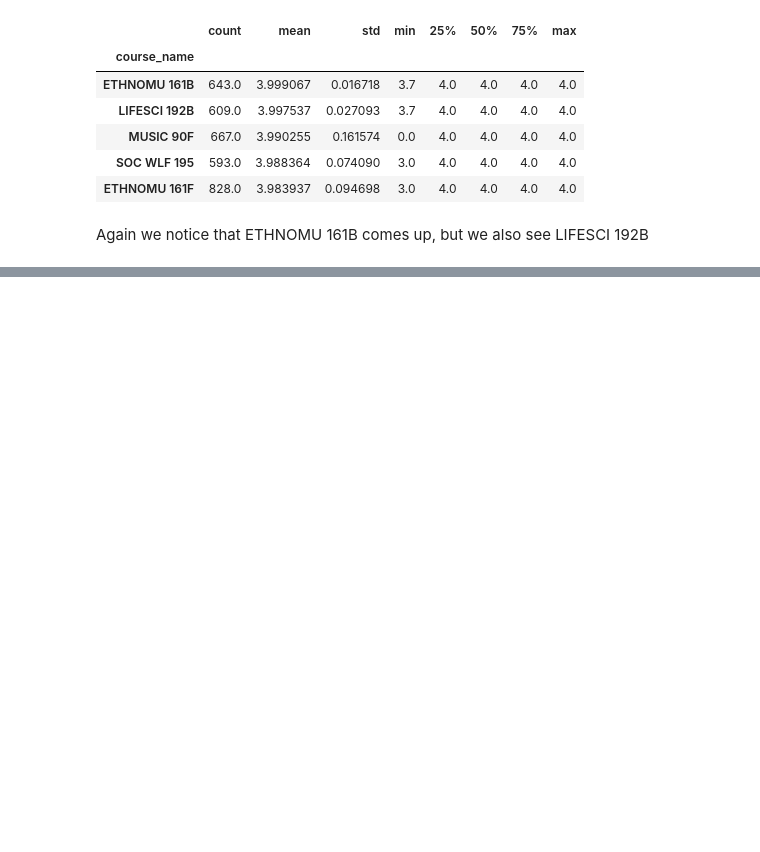
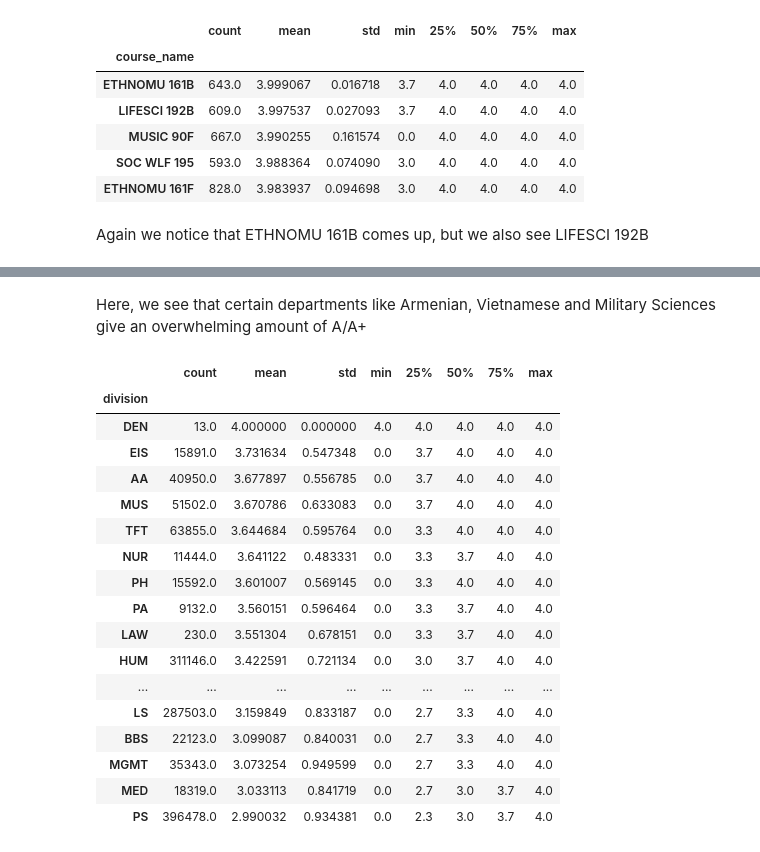
Before and after one commit to kaizersaber/stats131, a Jupyter notebook: Project.ipynb, the cells around one changed output, grey strips where cells are left out. Cells and saved outputs as stored; diff of their text form; code cells hidden in the pictures; blank space fills up the shorter version.

```diff
--- a/Project.ipynb
+++ b/Project.ipynb
@@ -74,0 +330,5 @@ data.to_csv("dataclean.csv")
+# %%
+mus = data.dept_name.loc[data.dept_name.str.contains("[Mm]us")].unique()
+for x in mus:
+    majordict[x] = 'MUS'
+mus
@@ -295,0 +606,24 @@ Again we notice that ETHNOMU 161B comes up, but we also see LIFESCI 192B
+# %% [markdown]
+Here, we see that certain departments like Armenian, Vietnamese and Military Sciences give an overwhelming amount of A/A+
+# %%
+byDivision = lgdata.groupby('division')[gradecols].sum().apply(summstats, axis = 1)
+byDivision.sort_values('mean', ascending = False)
+# %% [output]
+|  | count | mean | std | min | 25% | 50% | 75% | max |
+| division |  |  |  |  |  |  |  |  |
+| DEN | 13.0 | 4.000000 | 0.000000 | 4.0 | 4.0 | 4.0 | 4.0 | 4.0 |
+| EIS | 15891.0 | 3.731634 | 0.547348 | 0.0 | 3.7 | 4.0 | 4.0 | 4.0 |
+| AA | 40950.0 | 3.677897 | 0.556785 | 0.0 | 3.7 | 4.0 | 4.0 | 4.0 |
+| MUS | 51502.0 | 3.670786 | 0.633083 | 0.0 | 3.7 | 4.0 | 4.0 | 4.0 |
+| TFT | 63855.0 | 3.644684 | 0.595764 | 0.0 | 3.3 | 4.0 | 4.0 | 4.0 |
+| NUR | 11444.0 | 3.641122 | 0.483331 | 0.0 | 3.3 | 3.7 | 4.0 | 4.0 |
+| PH | 15592.0 | 3.601007 | 0.569145 | 0.0 | 3.3 | 4.0 | 4.0 | 4.0 |
+| PA | 9132.0 | 3.560151 | 0.596464 | 0.0 | 3.3 | 3.7 | 4.0 | 4.0 |
+| LAW | 230.0 | 3.551304 | 0.678151 | 0.0 | 3.3 | 3.7 | 4.0 | 4.0 |
+| HUM | 311146.0 | 3.422591 | 0.721134 | 0.0 | 3.0 | 3.7 | 4.0 | 4.0 |
+| ... | ... | ... | ... | ... | ... | ... | ... | ... |
+| LS | 287503.0 | 3.159849 | 0.833187 | 0.0 | 2.7 | 3.3 | 4.0 | 4.0 |
+| BBS | 22123.0 | 3.099087 | 0.840031 | 0.0 | 2.7 | 3.3 | 4.0 | 4.0 |
+| MGMT | 35343.0 | 3.073254 | 0.949599 | 0.0 | 2.7 | 3.3 | 4.0 | 4.0 |
+| MED | 18319.0 | 3.033113 | 0.841719 | 0.0 | 2.7 | 3.0 | 3.7 | 4.0 |
+| PS | 396478.0 | 2.990032 | 0.934381 | 0.0 | 2.3 | 3.0 | 3.7 | 4.0 |
```
Also changed, not shown: parts of 65 cells of this notebook, 1 other file.
